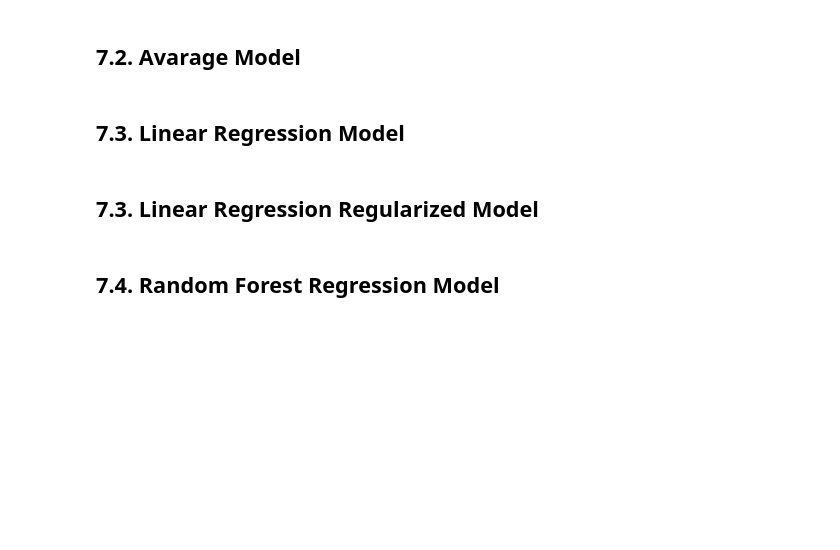
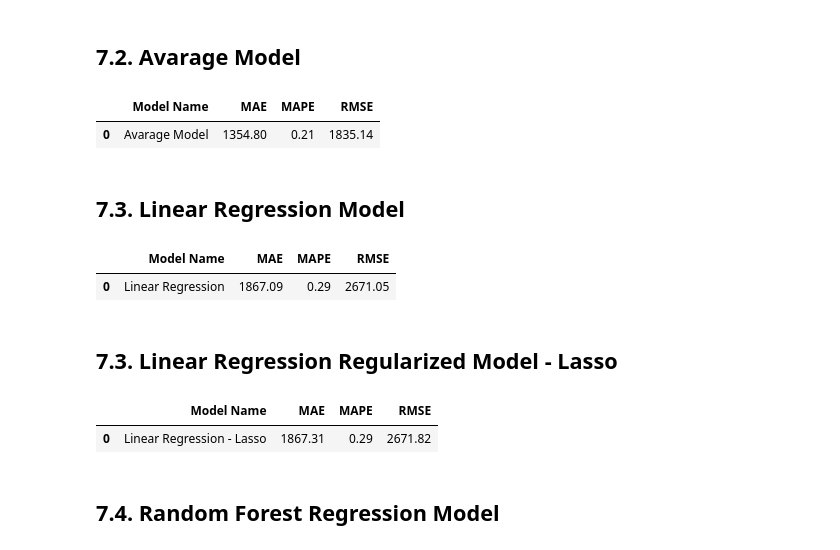
Before and after one commit to PedrosaFelipe/DS-Producao, a Jupyter notebook: Store_Sales_Prediction.ipynb, the cells around one changed output. Saved outputs shown, nothing was run; the diff lists cells and outputs as text; code cells hidden in the pictures; blank space fills up the shorter version.

Commit message:
implemented linear models

```diff
--- a/Store_Sales_Prediction.ipynb
+++ b/Store_Sales_Prediction.ipynb
@@ -928,20 +975,24 @@ df5['sales'] = np.log1p(df5['sales'])
 ### 5.3.3. Nature Transformation
 # %%
 # month
-df5['month_sin'] = df5['month'].apply(lambda x: np.sin( x * (2. * np.pi/12)))
-df5['month_cos'] = df5['month'].apply(lambda x: np.cos( x * (2. * np.pi/12)))
+df5['month_sin'] = df5['month'].apply(lambda x: np.sin(x * (2. * np.pi / 12)))
+df5['month_cos'] = df5['month'].apply(lambda x: np.cos(x * (2. * np.pi / 12)))
 
 # day
-df5['day_sin'] = df5['day'].apply(lambda x: np.sin( x * (2. * np.pi/30)))
-df5['day_cos'] = df5['day'].apply(lambda x: np.cos( x * (2. * np.pi/30)))
+df5['day_sin'] = df5['day'].apply(lambda x: np.sin(x * (2. * np.pi / 30)))
+df5['day_cos'] = df5['day'].apply(lambda x: np.cos(x * (2. * np.pi / 30)))
 
 # day of week
-df5['day_of_week_sin'] = df5['day_of_week'].apply(lambda x: np.sin( x * (2. * np.pi/7)))
-df5['day_of_week_cos'] = df5['day_of_week'].apply(lambda x: np.cos( x * (2. * np.pi/7)))
+df5['day_of_week_sin'] = df5['day_of_week'].apply(
+    lambda x: np.sin(x * (2. * np.pi / 7)))
+df5['day_of_week_cos'] = df5['day_of_week'].apply(
+    lambda x: np.cos(x * (2. * np.pi / 7)))
 
 # week of year
-df5['week_of_year_sin'] = df5['week_of_year'].apply(lambda x: np.sin( x * (2. * np.pi/52)))
-df5['week_of_year_cos'] = df5['week_of_year'].apply(lambda x: np.cos( x * (2. * np.pi/52)))
+df5['week_of_year_sin'] = df5['week_of_year'].apply(
+    lambda x: np.sin(x * (2. * np.pi / 52)))
+df5['week_of_year_cos'] = df5['week_of_year'].apply(
+    lambda x: np.cos(x * (2. * np.pi / 52)))
 # %% [markdown]
 # 6.0. FEATURE SELECTION
 # %%
@@ -949,6 +1000,9 @@ df6 = df5.copy()
 # %% [markdown]
 ## 6.1. Split dataframe into training and test dataset
 # %%
-cols_drop = ['week_of_year', 'day','month','day_of_week','promo_since','competition_since','year_week']
-df6 = df6.drop(cols_drop , axis = 1)
+cols_drop = [
+    'week_of_year', 'day', 'month', 'day_of_week', 'promo_since',
+    'competition_since', 'year_week'
+]
+df6 = df6.drop(cols_drop, axis=1)
 # %%
@@ -1028,12 +1062,13 @@ cols_selected_boruta = [
     'store', 'promo', 'store_type', 'assortment', 'competition_distance',
     'competition_open_since_month', 'competition_open_since_year', 'promo2',
     'promo2_since_week', 'promo2_since_year', 'competition_time_month',
-    'promo_time_week','month_sin', 'month_cos', 'day_sin', 'day_cos', 'day_of_week_sin',
-    'day_of_week_cos', 'week_of_year_cos','week_of_year_sin'
+    'promo_time_week', 'month_sin', 'month_cos', 'day_sin', 'day_cos',
+    'day_of_week_sin', 'day_of_week_cos', 'week_of_year_cos',
+    'week_of_year_sin'
 ]
 
 # columns to add
-feat_to_add = ['date','sales']
+feat_to_add = ['date', 'sales']
 
 # final features
 #cols_selected_boruta.extend(feat_to_add)
@@ -1069,7 +1107,18 @@ aux1 = X_test.copy()
 aux1['sales'] = y_test.copy()
 
 # prediction
+aux2 = aux1[['store', 'sales']].groupby('store').mean().reset_index().rename(
+    columns={'sales': 'predictions'})
+aux1 = pd.merge(aux1, aux2, how='left', on='store')
+yhat_baseline = aux1['predictions']
 
-# Perfoemance
+# Performance
+baseline_result = ml_error('Avarage Model', np.expm1(y_test),
+                           np.expm1(yhat_baseline))
+# %%
+baseline_result
+# %% [output]
+|  | Model Name | MAE | MAPE | RMSE |
+| 0 | Avarage Model | 1354.80 | 0.21 | 1835.14 |
 # %% [markdown]
 ## 7.3. Linear Regression Model
@@ -1076,2 +1134,7 @@ aux1['sales'] = y_test.copy()
+# %%
+lr_result
+# %% [output]
+|  | Model Name | MAE | MAPE | RMSE |
+| 0 | Linear Regression | 1867.09 | 0.29 | 2671.05 |
 # %% [markdown]
-## 7.3. Linear Regression Regularized Model
+## 7.3. Linear Regression Regularized Model - Lasso
@@ -1078,3 +1150,8 @@ aux1['sales'] = y_test.copy()
+# %%
+lr_result_lasso
+# %% [output]
+|  | Model Name | MAE | MAPE | RMSE |
+| 0 | Linear Regression - Lasso | 1867.31 | 0.29 | 2671.82 |
 # %% [markdown]
 ## 7.4. Random Forest Regression Model
 # %% [markdown]
```
Also changed, not shown: parts of 33 cells of this notebook.
